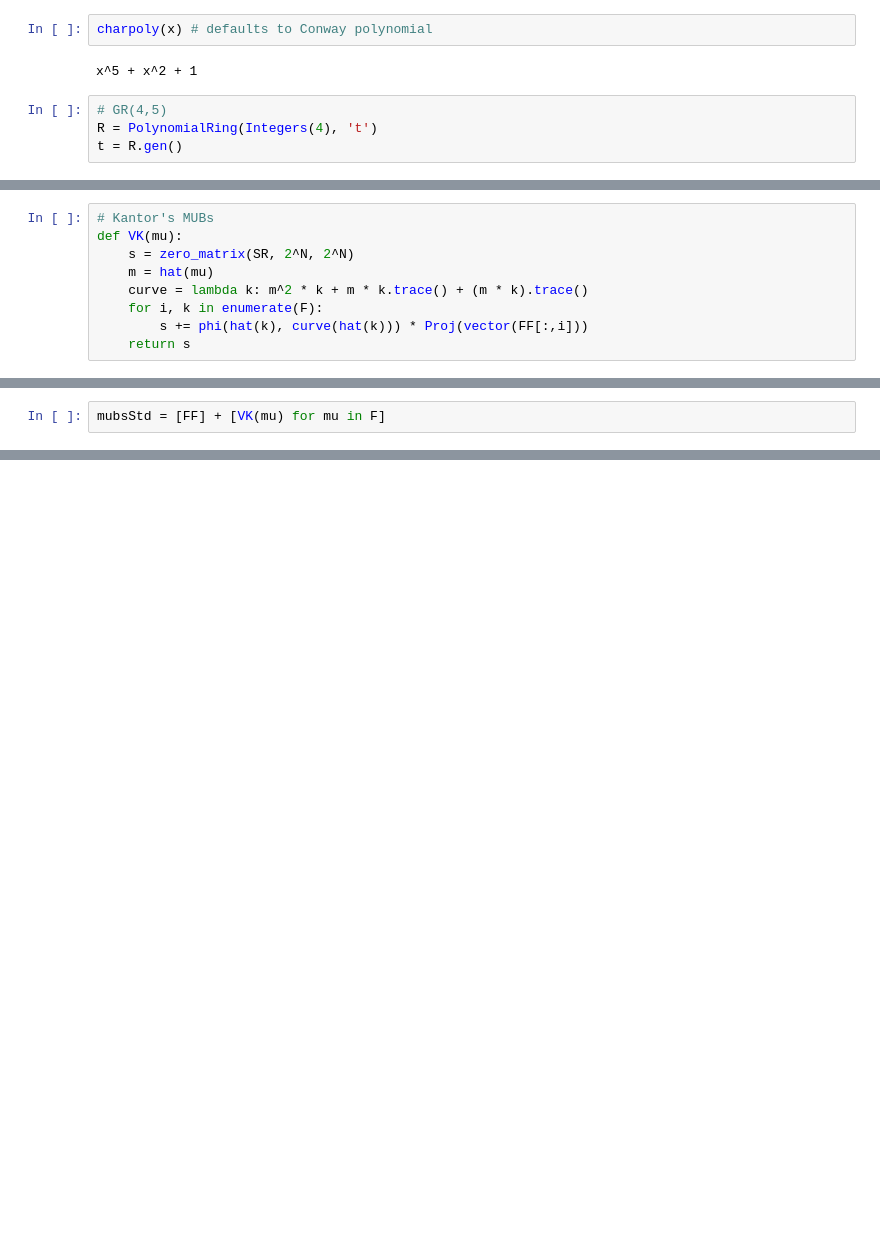
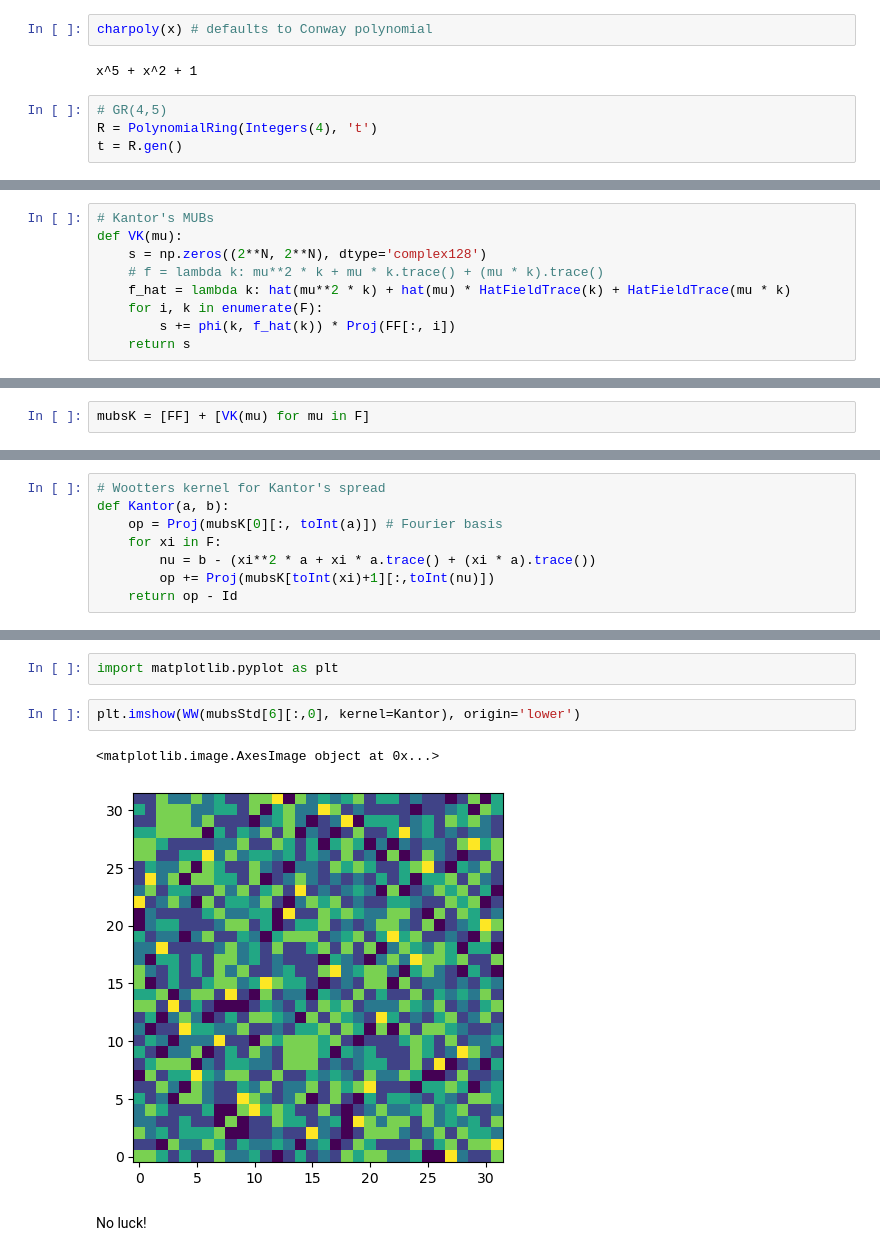
Before and after one commit to ernestocr/wigner, a Jupyter notebook: prog/paper/5qubits.ipynb, the cells around one changed output, grey strips where cells are left out. Cells and saved outputs as stored; diff of their text form; blank space fills up the shorter version.

```diff
--- a/prog/paper/5qubits.ipynb
+++ b/prog/paper/5qubits.ipynb
@@ -88,9 +138,9 @@ def V(mu):
 # %%
 # Kantor's MUBs
 def VK(mu):
-    s = zero_matrix(SR, 2^N, 2^N)
-    m = hat(mu)
-    curve = lambda k: m^2 * k + m * k.trace() + (m * k).trace()
+    s = np.zeros((2**N, 2**N), dtype='complex128')
+    # f = lambda k: mu**2 * k + mu * k.trace() + (mu * k).trace()
+    f_hat = lambda k: hat(mu**2 * k) + hat(mu) * HatFieldTrace(k) + HatFieldTrace(mu * k)
     for i, k in enumerate(F):
-        s += phi(hat(k), curve(hat(k))) * Proj(vector(FF[:,i]))
+        s += phi(k, f_hat(k)) * Proj(FF[:, i])
     return s
@@ -132,2 +146,0 @@ def checkMUBs(mubs):
-# %%
-mubsStd = [FF] + [VK(mu) for mu in F]
@@ -137,0 +147,2 @@ Exception: ('Encountered non-MUB pairs of basis!', 1, 2)
+# %%
+mubsK = [FF] + [VK(mu) for mu in F]
@@ -137,0 +192,8 @@ Exception: ('Encountered non-MUB pairs of basis!', 1, 2)
+# %%
+# Wootters kernel for Kantor's spread
+def Kantor(a, b):
+    op = Proj(mubsK[0][:, toInt(a)]) # Fourier basis
+    for xi in F:
+        nu = b - (xi**2 * a + xi * a.trace() + (xi * a).trace())
+        op += Proj(mubsK[toInt(xi)+1][:,toInt(nu)])
+    return op - Id
@@ -137,0 +336,9 @@ Exception: ('Encountered non-MUB pairs of basis!', 1, 2)
+# %%
+import matplotlib.pyplot as plt
+# %%
+plt.imshow(WW(mubsStd[6][:,0], kernel=Kantor), origin='lower')
+# %% [output]
+<matplotlib.image.AxesImage object at 0x...>
+[figure, added]
+# %% [markdown]
+No luck!
```
Also changed, not shown: parts of 40 cells of this notebook, 9 other files.
